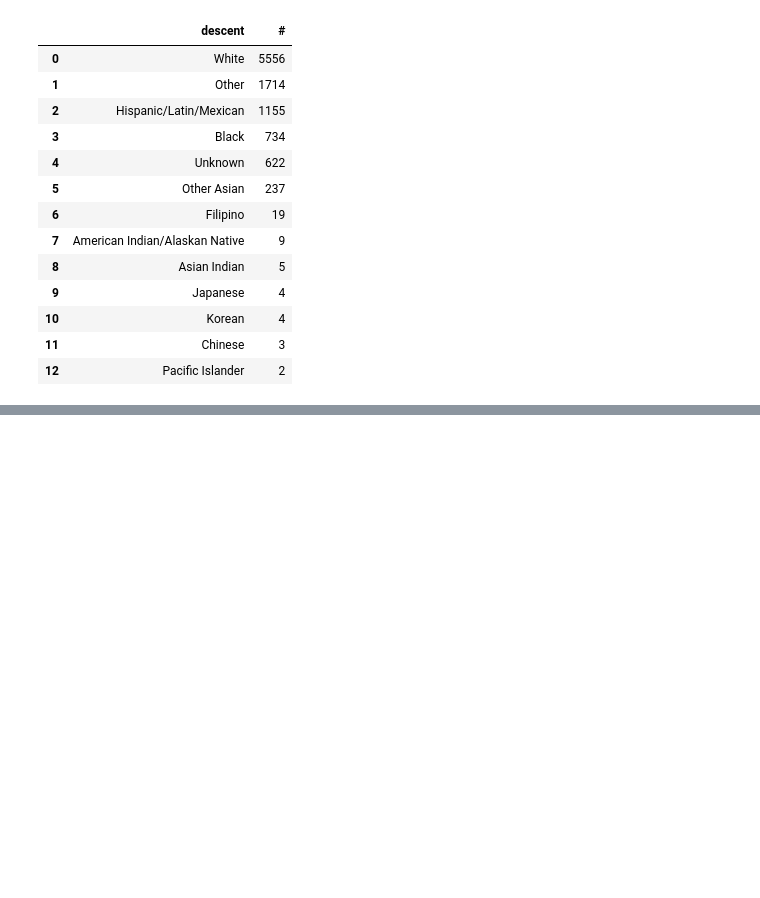
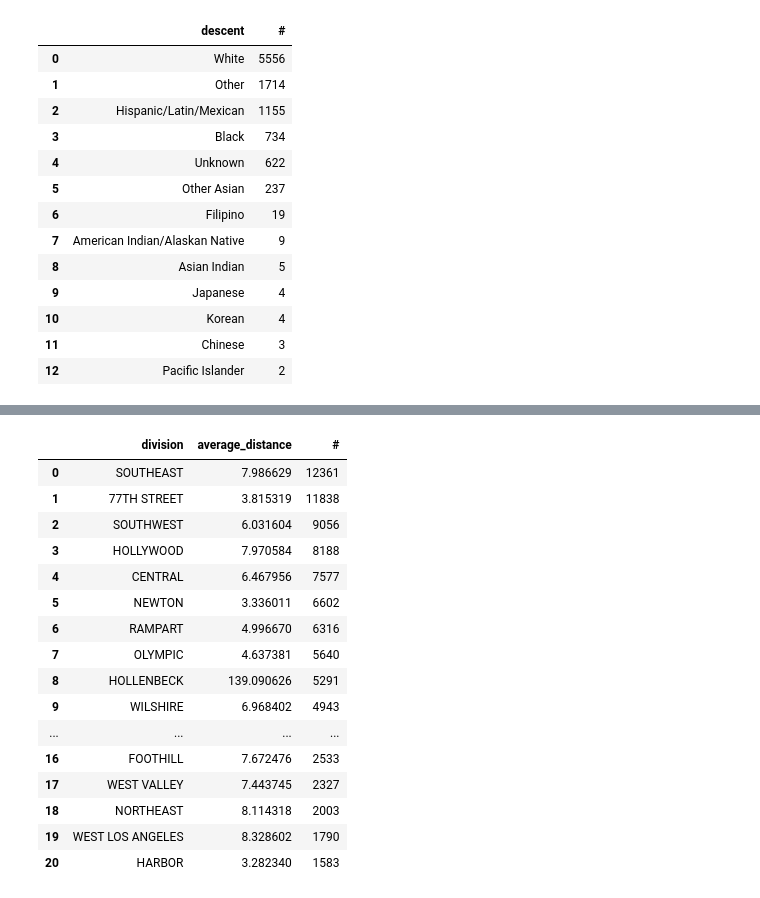
Before and after one commit to DVasios/Advanced-Database-Systems, a Jupyter notebook: results.ipynb, the cells around one changed output, grey strips where cells are left out. Cells and saved outputs as stored; diff of their text form; code cells hidden in the pictures; blank space fills up the shorter version.

```diff
--- a/results.ipynb
+++ b/results.ipynb
@@ -159,0 +317,22 @@ Error:
+# %%
+# Per Division
+per_division_df = pd.read_csv(f'{project_home}/results/q4_per_division_b_df.csv')
+per_division_df.head(100)
+# %% [output]
+|  | division | average_distance | # |
+| 0 | SOUTHEAST | 7.986629 | 12361 |
+| 1 | 77TH STREET | 3.815319 | 11838 |
+| 2 | SOUTHWEST | 6.031604 | 9056 |
+| 3 | HOLLYWOOD | 7.970584 | 8188 |
+| 4 | CENTRAL | 6.467956 | 7577 |
+| 5 | NEWTON | 3.336011 | 6602 |
+| 6 | RAMPART | 4.996670 | 6316 |
+| 7 | OLYMPIC | 4.637381 | 5640 |
+| 8 | HOLLENBECK | 139.090626 | 5291 |
+| 9 | WILSHIRE | 6.968402 | 4943 |
+| ... | ... | ... | ... |
+| 16 | FOOTHILL | 7.672476 | 2533 |
+| 17 | WEST VALLEY | 7.443745 | 2327 |
+| 18 | NORTHEAST | 8.114318 | 2003 |
+| 19 | WEST LOS ANGELES | 8.328602 | 1790 |
+| 20 | HARBOR | 3.282340 | 1583 |
```
Also changed, not shown: parts of 16 cells of this notebook, 14 other files.
